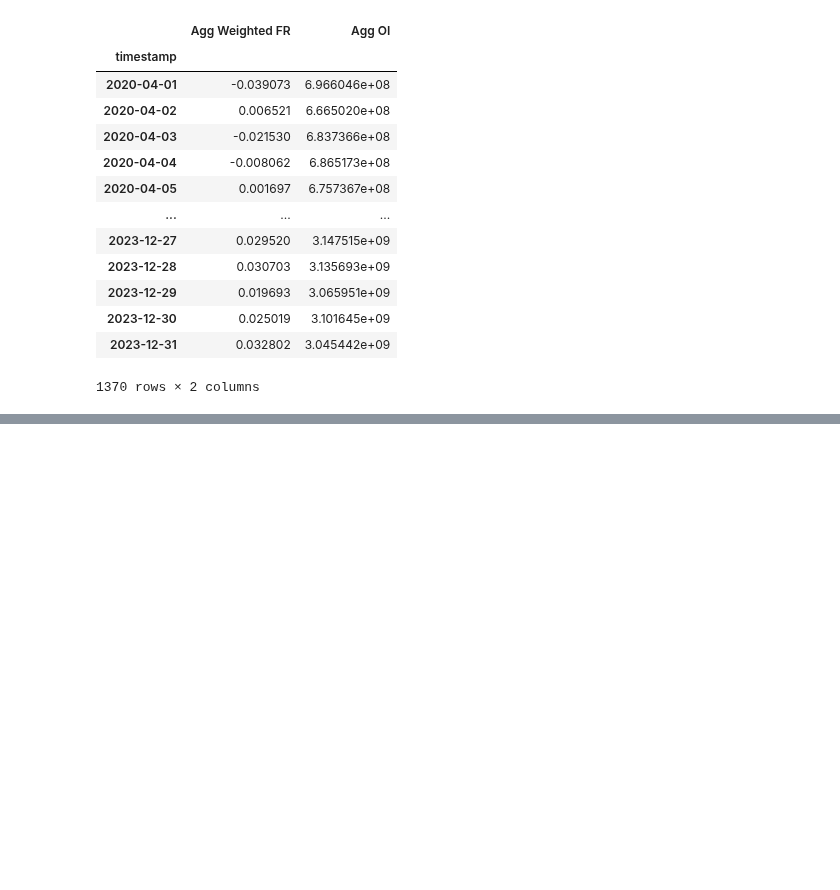
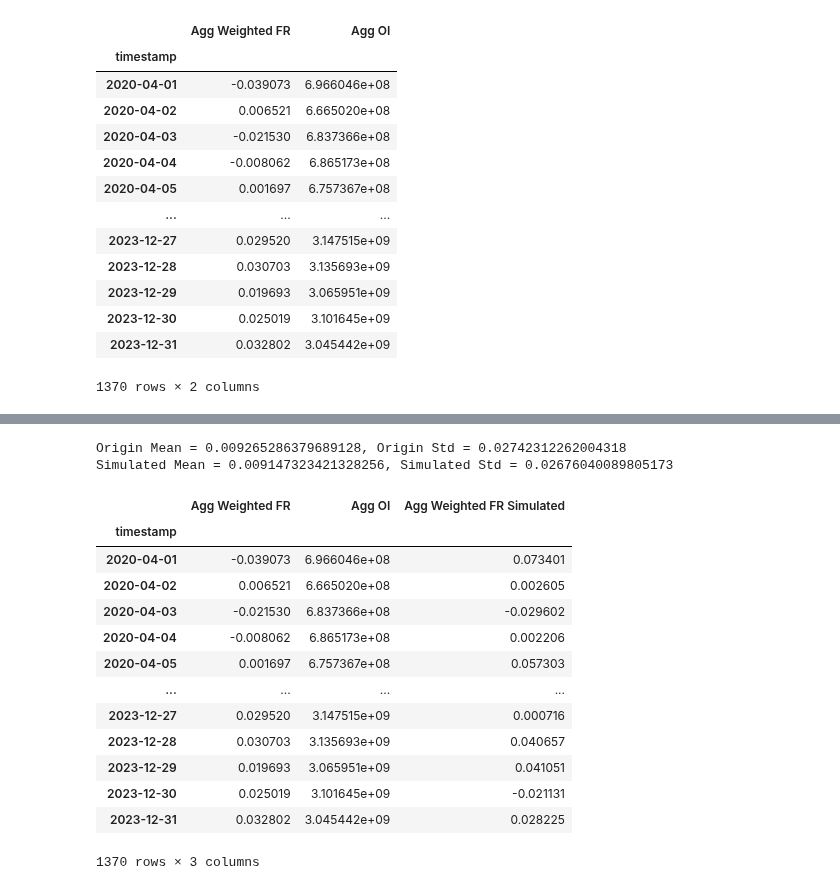
Before and after one commit to immortal16/OpenDeltaDeliverables, a Jupyter notebook: 2_2_simulations.ipynb, the cells around one changed output, grey strips where cells are left out. Drawn from its saved outputs; the diff is of its cells as text; code cells hidden in the pictures; blank space fills up the shorter version.

```diff
--- a/2_2_simulations.ipynb
+++ b/2_2_simulations.ipynb
@@ -64,0 +65,36 @@ Quantile_95: Mean = 0.010029230014168358, Std = 0.026324996024906157, Skew = 4.0
+# %%
+mean_value = data['Agg Weighted FR'].mean()
+std_value = data['Agg Weighted FR'].std()
+
+num_simulations = 1000
+simulated_means = np.random.normal(mean_value, std_value, num_simulations)
+
+data['Agg Weighted FR Simulated'] = np.random.choice(simulated_means, len(data))
+
+origin_mean_value = data['Agg Weighted FR'].mean()
+origin_std_value = data['Agg Weighted FR'].std()
+print(f"Origin Mean = {origin_mean_value}, Origin Std = {origin_std_value}")
+
+simulated_mean_value = data['Agg Weighted FR Simulated'].mean()
+simulated_std_value = data['Agg Weighted FR Simulated'].std()
+print(f"Simulated Mean = {simulated_mean_value}, Simulated Std = {simulated_std_value}")
+# %% [output]
+Origin Mean = 0.009265286379689128, Origin Std = 0.02742312262004318
+Simulated Mean = 0.009147323421328256, Simulated Std = 0.02676040089805173
+# %%
+data
+# %% [output]
+|  | Agg Weighted FR | Agg OI | Agg Weighted FR Simulated |
+| timestamp |  |  |  |
+| 2020-04-01 | -0.039073 | 6.966046e+08 | 0.073401 |
+| 2020-04-02 | 0.006521 | 6.665020e+08 | 0.002605 |
+| 2020-04-03 | -0.021530 | 6.837366e+08 | -0.029602 |
+| 2020-04-04 | -0.008062 | 6.865173e+08 | 0.002206 |
+| 2020-04-05 | 0.001697 | 6.757367e+08 | 0.057303 |
+| ... | ... | ... | ... |
+| 2023-12-27 | 0.029520 | 3.147515e+09 | 0.000716 |
+| 2023-12-28 | 0.030703 | 3.135693e+09 | 0.040657 |
+| 2023-12-29 | 0.019693 | 3.065951e+09 | 0.041051 |
+| 2023-12-30 | 0.025019 | 3.101645e+09 | -0.021131 |
+| 2023-12-31 | 0.032802 | 3.045442e+09 | 0.028225 |
+1370 rows × 3 columns
```
Also changed, not shown: parts of 11 cells of this notebook.
